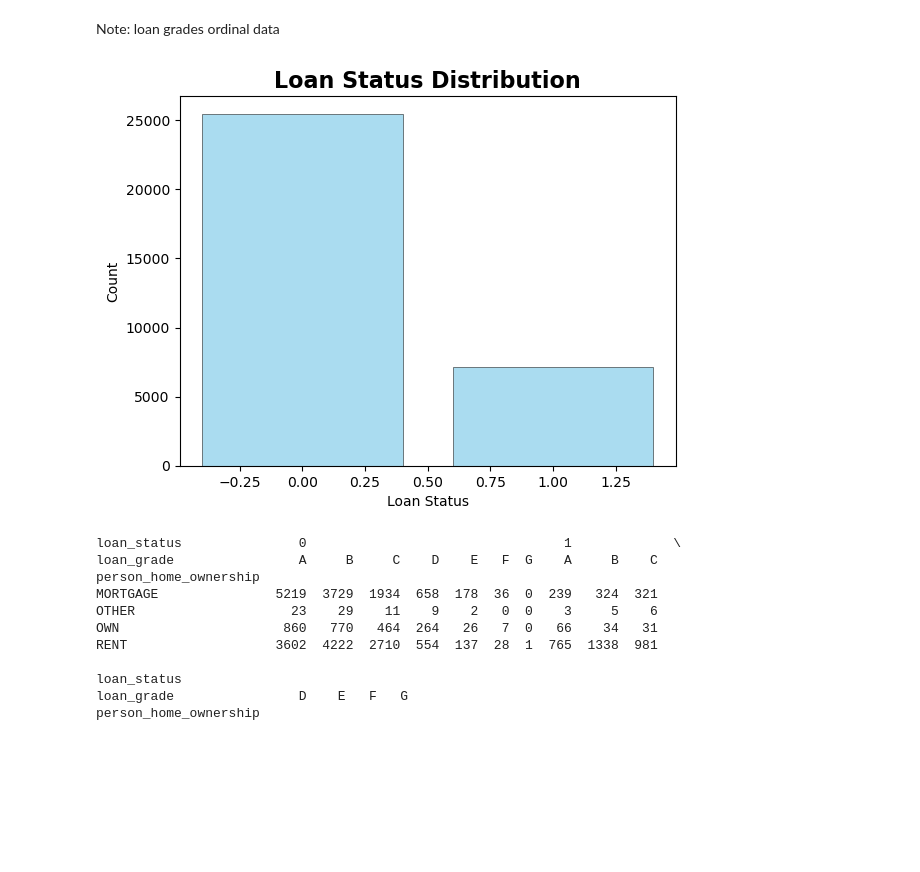
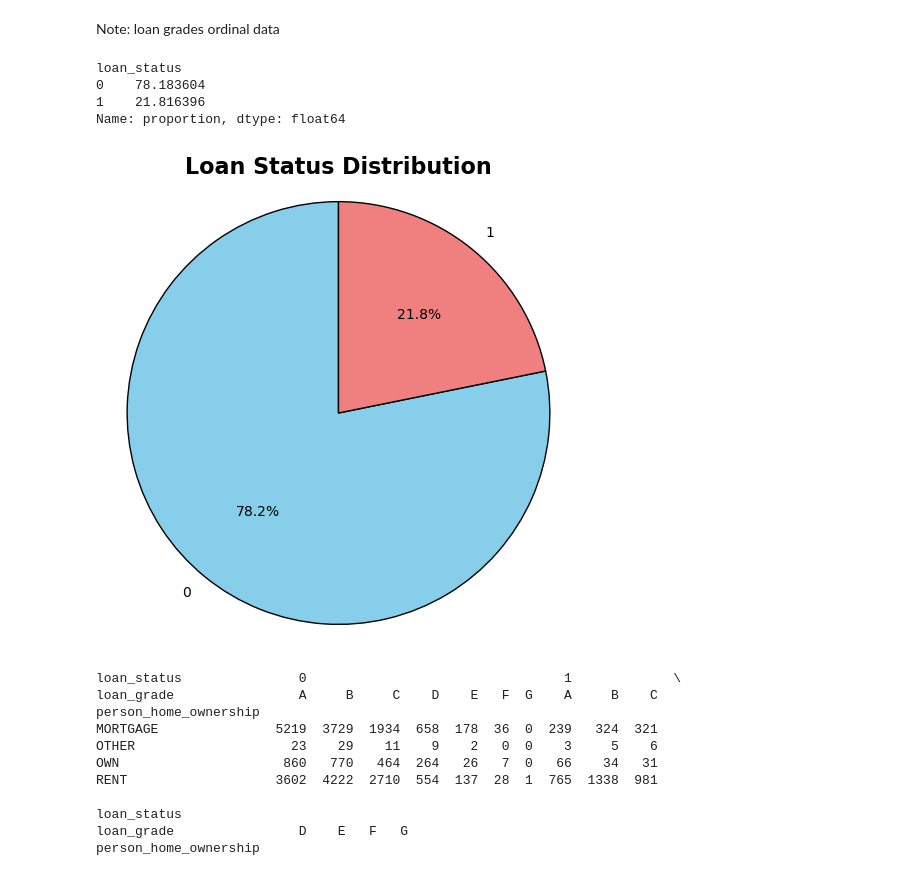
Before and after one commit to Notplays/Credit-Risk, a Jupyter notebook: EDA.ipynb, the cells around one changed output. Cells and saved outputs as stored; diff of their text form; code cells hidden in the pictures; blank space fills up the shorter version.

```diff
--- a/EDA.ipynb
+++ b/EDA.ipynb
@@ -5,4 +42,4 @@ import pandas as pd
 import matplotlib.pyplot as plt
 import numpy as np
 # %%
-data=pd.read_csv('credit_risk_dataset.csv')
+original_data=pd.read_csv('credit_risk_dataset.csv')
@@ -9,3 +96,10 @@ data=pd.read_csv('credit_risk_dataset.csv')
+# %%
+mask = (
+    (original_data['person_age'] > 85) |
+    (original_data['person_income'] > 1000000) |
+    (original_data['person_emp_length'] > 50)
+)
+data=original_data[~mask]
 # %%
 data.info()
 # %% [output]
@@ -139,15 +309,24 @@ plt.show()
 [figure]
 # %% [markdown]
 Note: loan grades ordinal data
+# %%
+data['loan_status'].value_counts(normalize=True) * 100
+# %% [output]
+loan_status
+0    78.183604
+1    21.816396
+Name: proportion, dtype: float64
 # %%
 counts = data['loan_status'].value_counts()
-plt.bar(counts.index, counts.values, color='skyblue', alpha=0.7, edgecolor='black', linewidth=0.5)
-plt.xlabel('Loan Status')
-plt.ylabel('Count')
+
+plt.figure(figsize=(6,6))
+plt.pie(counts.values, labels=counts.index, autopct='%1.1f%%', startangle=90,
+        colors=['skyblue', 'lightcoral'], wedgeprops={'edgecolor': 'black'})
 plt.title('Loan Status Distribution', fontsize=16, fontweight='bold')
+plt.axis('equal')  # Equal aspect ratio to make the pie circular
 plt.show()
 # %% [output]
-[figure, old version]
+[figure, new version]
 # %%
 print(pd.crosstab(data['person_home_ownership'], [data['loan_status'], data['loan_grade']]))
 # %% [output]
```
Also changed, not shown: parts of 15 cells of this notebook.
